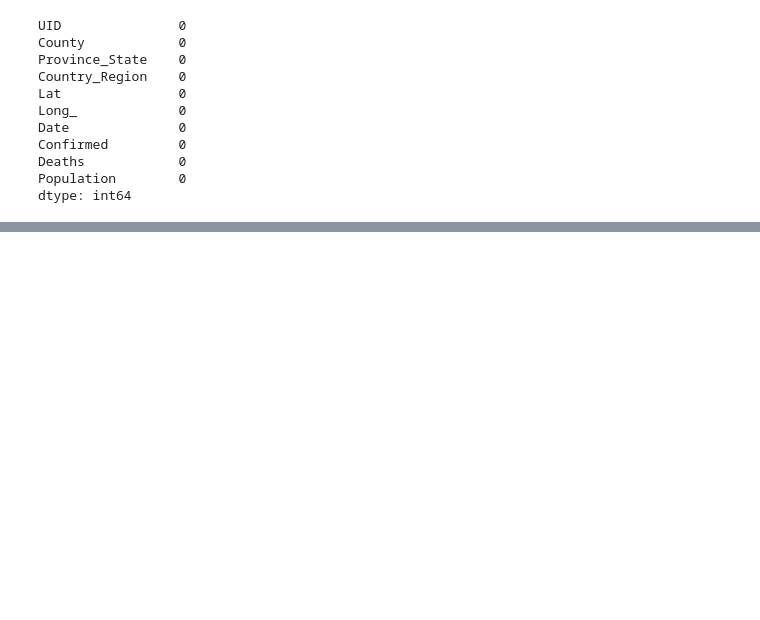
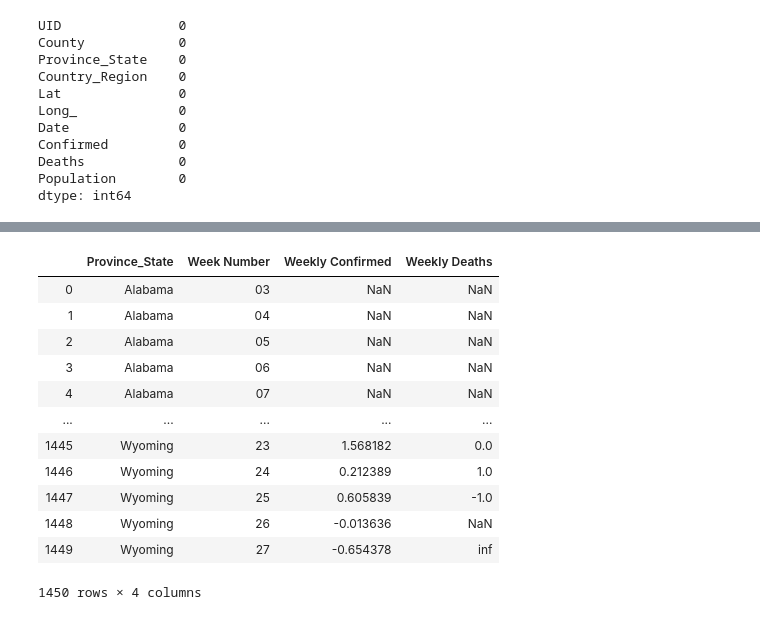
Before and after one commit to mdreck/mdreck.github.io, a Jupyter notebook: covid_analysis/US_covid.ipynb, the cells around one changed output, grey strips where cells are left out. Drawn from its saved outputs; the diff is of its cells as text; code cells hidden in the pictures; blank space fills up the shorter version.

```diff
--- a/covid_analysis/US_covid.ipynb
+++ b/covid_analysis/US_covid.ipynb
@@ -233,0 +236,18 @@ weekly_covid[weekly_covid['Week Number'] == weekly_covid['Week Number'].max()]
+# %%
+# calculate the weekly percentage change in confirmed cases and deaths for each state
+weekly_change = weekly_covid.groupby(['Province_State', 'Week Number']).agg({'Weekly Confirmed':'sum','Weekly Deaths':'sum'}).pct_change().reset_index()
+weekly_change
+# %% [output]
+|  | Province_State | Week Number | Weekly Confirmed | Weekly Deaths |
+| 0 | Alabama | 03 | NaN | NaN |
+| 1 | Alabama | 04 | NaN | NaN |
+| 2 | Alabama | 05 | NaN | NaN |
+| 3 | Alabama | 06 | NaN | NaN |
+| 4 | Alabama | 07 | NaN | NaN |
+| ... | ... | ... | ... | ... |
+| 1445 | Wyoming | 23 | 1.568182 | 0.0 |
+| 1446 | Wyoming | 24 | 0.212389 | 1.0 |
+| 1447 | Wyoming | 25 | 0.605839 | -1.0 |
+| 1448 | Wyoming | 26 | -0.013636 | NaN |
+| 1449 | Wyoming | 27 | -0.654378 | inf |
+1450 rows × 4 columns
```
Also changed, not shown: parts of 10 cells of this notebook, 2 other files.
